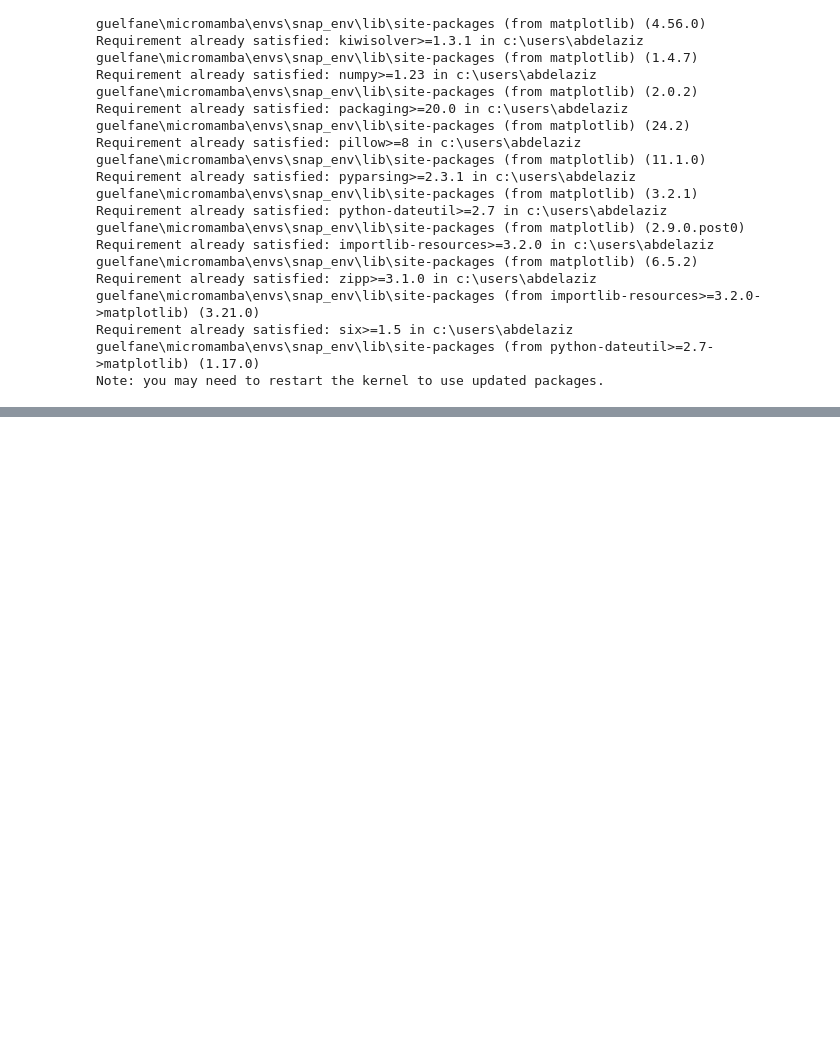
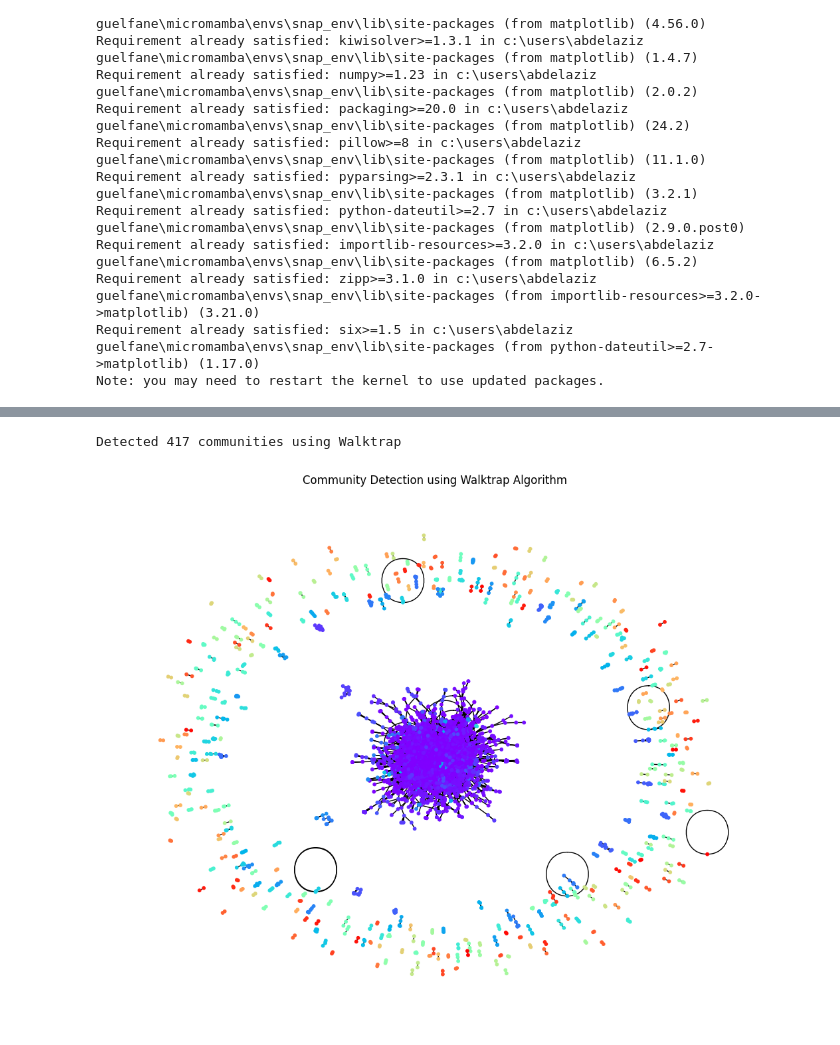
Before and after one commit to Abdelaziz03/Large-Scale-Graph-Mining_project, a Jupyter notebook: thing_1.ipynb, the cells around one changed output, grey strips where cells are left out. Saved outputs shown, nothing was run; the diff lists cells and outputs as text; code cells hidden in the pictures; blank space fills up the shorter version.

```diff
--- a/thing_1.ipynb
+++ b/thing_1.ipynb
@@ -137,0 +205,22 @@ OSError: [Errno 22] Invalid argument: 'file_path = "CA-GrQc.txt"'
+# %%
+# 1. Walktrap Algorithm (Random Walk)
+from networkx.algorithms.community import greedy_modularity_communities
+walktrap_communities = list(greedy_modularity_communities(nx_graph))
+print(f"Detected {len(walktrap_communities)} communities using Walktrap")
+
+# Assign colors for visualization
+walktrap_partition = {}
+for i, comm in enumerate(walktrap_communities):
+    for node in comm:
+        walktrap_partition[node] = i
+
+# Visualize Walktrap Communities
+plt.figure(figsize=(10, 8))
+pos = nx.spring_layout(nx_graph, seed=42)
+nx.draw(nx_graph, pos, node_color=[walktrap_partition[n] for n in nx_graph.nodes()],
+        node_size=10, cmap=plt.cm.rainbow, with_labels=False)
+plt.title("Community Detection using Walktrap Algorithm")
+plt.show()
+# %% [output]
+Detected 417 communities using Walktrap
+[figure, added]
```
Also changed, not shown: parts of 14 cells of this notebook.
